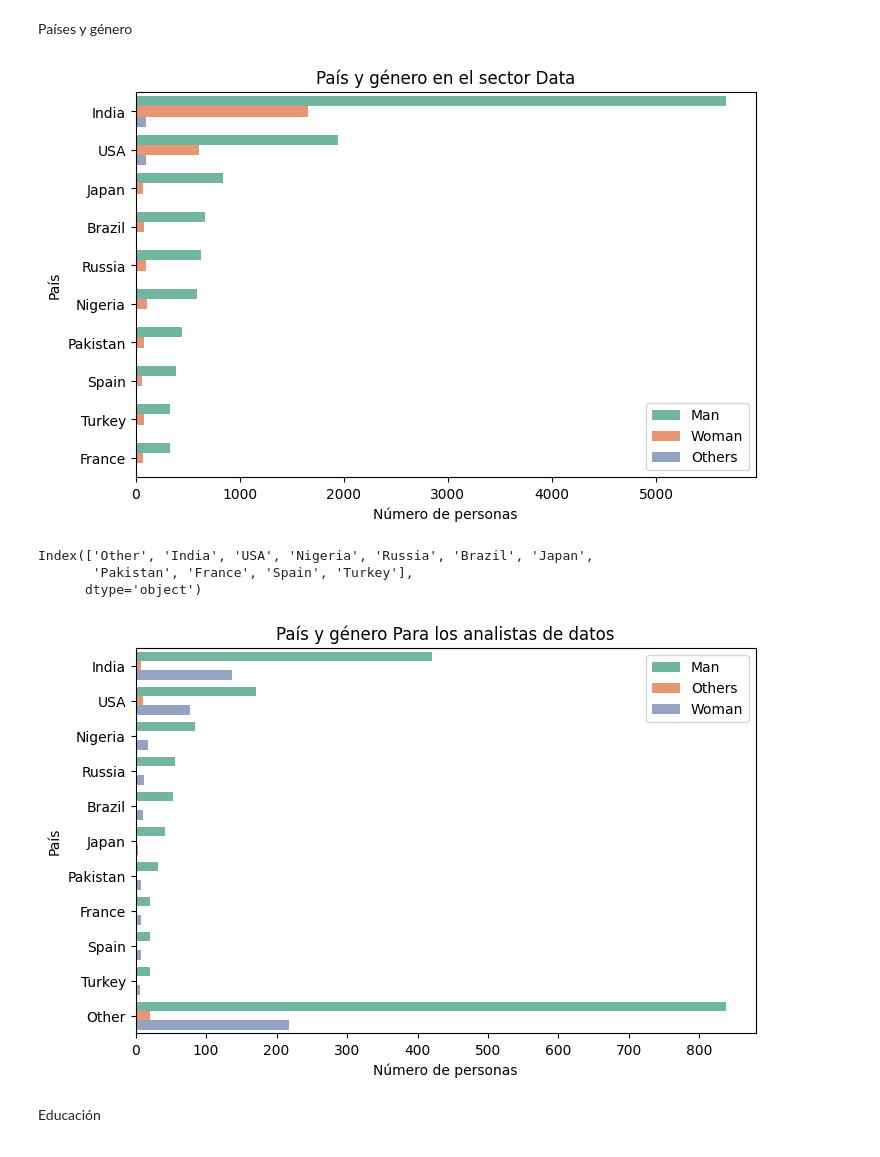
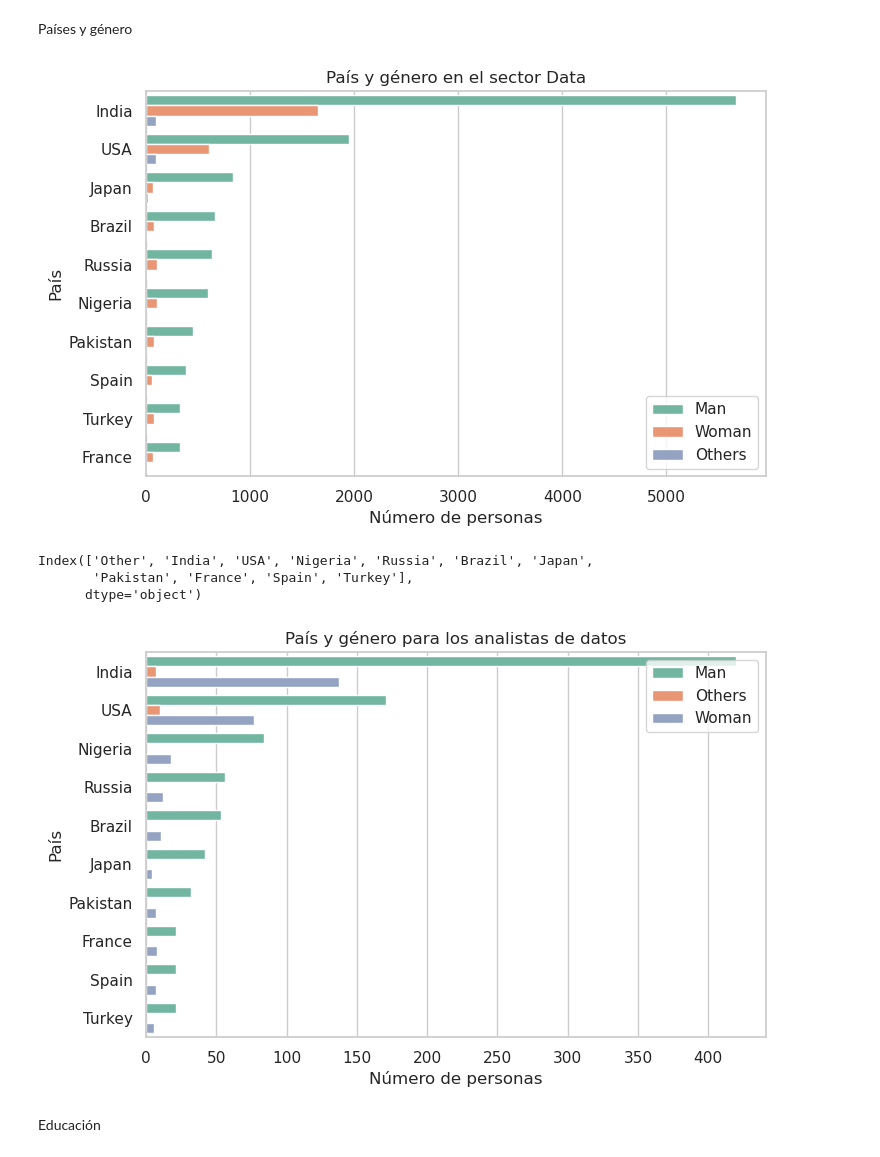
Before and after one commit to Adalab/project2-da-promo-c-modulo-2-team4, a Jupyter notebook: 04- Preguntas/4.1. Pregunta1.ipynb, the cells around one changed output. Drawn from its saved outputs; the diff is of its cells as text; code cells hidden in the pictures.

```diff
--- a/04- Preguntas/4.1. Pregunta1.ipynb
+++ b/04- Preguntas/4.1. Pregunta1.ipynb
@@ -71,6 +73,7 @@ La gráfica evidencia la brecha de género en el mundo laboral, que se extrapola
 df_genero = df.q2_genero.value_counts().reset_index()
 # %%
 plt.figure(figsize=(8,4), dpi=100)
+sns.set_theme(style="whitegrid")# grid
 sns.barplot( y = "index" , x= "q2_genero" ,
             data=df_genero ,
             palette = 'Set2',
@@ -92,6 +95,7 @@ graficar_countplot(df_perfil,columnas_perfil)
 Edad y género
 # %%
 plt.figure(figsize= (8,5))
+sns.set_theme(style="whitegrid")# grid
 sns.countplot(x= "q1_edad_new" ,
             data=df,
             #hue= 'q2_genero_new',
@@ -111,6 +115,7 @@ Países y género
 #sns.countplot(data=df , , hue=  "q2_genero_new");
 
 plt.figure(figsize= (8,5))
+sns.set_theme(style="whitegrid")# grid
 sns.countplot(y= 'q3_pais_new' ,
             data=df,
             hue= 'q2_genero_new',
@@ -124,7 +129,7 @@ plt.legend((['Man','Woman','Others']))
 plt.savefig("graficas/04-Pais-genero.png")
 plt.show();
 # %% [output]
-[figure, old version]
+[figure, new version]
 # %%
 df_analistas = df[df['q5_ocupacion'] == 'Data Analyst']
 # %%
@@ -135,21 +140,22 @@ Index(['Other', 'India', 'USA', 'Nigeria', 'Russia', 'Brazil', 'Japan',
       dtype='object')
 # %%
 plt.figure(figsize= (8,5))
+sns.set_theme(style="whitegrid")# grid
 sns.countplot(y= 'q3_pais_new' ,
             data=df_analistas,
             hue= 'q2_genero_new',
             palette = 'Set2',
             order=['India', 'USA', 'Nigeria', 'Russia', 'Brazil', 'Japan',
-                'Pakistan', 'France', 'Spain', 'Turkey', 'Other']
+                'Pakistan', 'France', 'Spain', 'Turkey']
             )
-plt.title('País y género Para los analistas de datos')
+plt.title('País y género para los analistas de datos')
 plt.xlabel('Número de personas') # definir el nombre del eje X
 plt.ylabel("País"); # definir el nombre del eje Y
 plt.legend((['Man','Others','Woman']))
 plt.savefig("graficas/05-pais-genero-data.png")
 plt.show();
 # %% [output]
-[figure, old version]
+[figure, new version]
 # %% [markdown]
 Educación
 # %%
```
Also changed, not shown: parts of 12 cells of this notebook, 13 other files.
